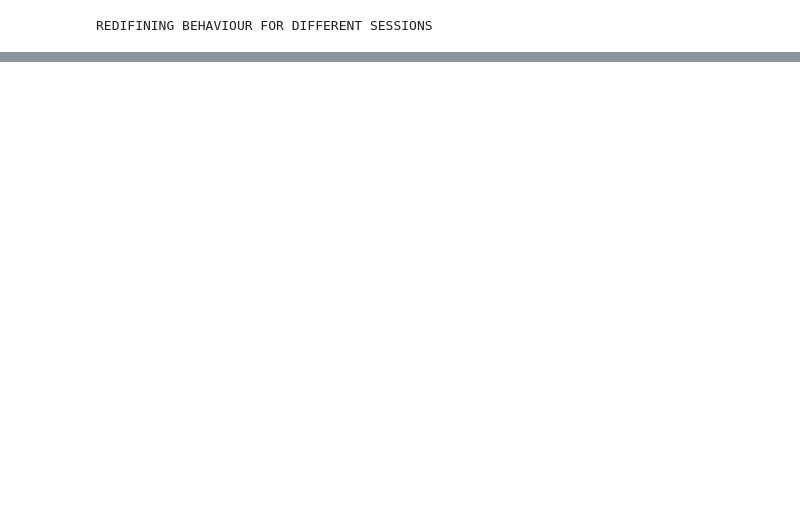
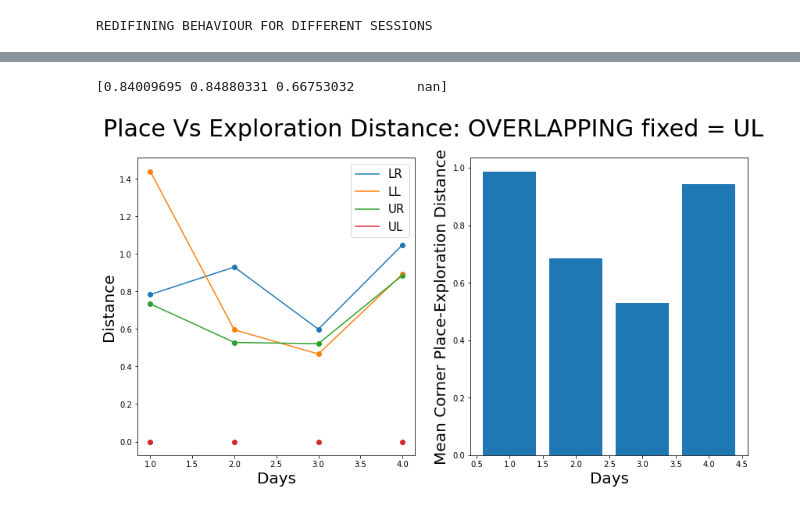
Before and after one commit to melisamc89/neural_analysys, a Jupyter notebook: src/decode_position_vs_object_space.ipynb, the cells around one changed output, grey strips where cells are left out. Saved outputs shown, nothing was run; the diff lists cells and outputs as text; code cells hidden in the pictures; blank space fills up the shorter version.

```diff
--- a/src/decode_position_vs_object_space.ipynb
+++ b/src/decode_position_vs_object_space.ipynb
@@ -327,0 +329,19 @@ plt.scatter(exploration,corners_list[day])
+# %%
+pca = PCA()
+activity_list_pca = []
+variance_list = []
+variance_ratio_list = []
+
+cca_components = min(13,activity_list[day].shape[0])
+cca = CCA(n_components=cca_components)
+activity_list_cca = []
+
+for day in range(len(behaviour_list)):
+    ### run pca on the entire dataset
+    pca.fit(activity_list[day].T)
+    transformed_activity = pca.fit(activity_list[day].T).transform(activity_list[day].T)
+    activity_list_pca.append(transformed_activity.T)
+    variance_list.append(pca.explained_variance_/(1+np.sqrt(activity_list[day].shape[0]/activity_list[day].shape[1]))**2)
+    normalized_variance = pca.explained_variance_/(1+np.sqrt(activity_list[day].shape[0]/activity_list[day].shape[1]))**2
+    variance_ratio_list.append(np.cumsum(normalized_variance/sum(normalized_variance)))
+    activity_list_cca.append(cca.fit(activity_list[day].T, parameters_list[day].T).transform(activity_list[day].T))
@@ -327,0 +427,36 @@ plt.scatter(exploration,corners_list[day])
+# %%
+mean_distance = np.nanmean(distance,axis = 1)
+
+print(mean_distance)
+# %% [output]
+[0.84009695 0.84880331 0.66753032        nan]
+# %%
+figure, axes = plt.subplots(1,2)
+
+mean_distance = np.nanmean(distance,axis = 0)
+
+for i in range(4):
+    axes[0].plot(np.arange(1,5),distance[i,:])
+
+distance[np.isnan(distance)] = 0
+for i in range(4):
+    axes[0].scatter(np.arange(1,5),distance[i,:])
+
+
+axes[0].set_ylabel('Distance', fontsize = 20)
+axes[0].set_xlabel('Days', fontsize = 20)
+axes[0].legend(objects, fontsize = 15)
+#axes[0].set_ylim([0.005,0.1])
+
+axes[1].bar(np.arange(1,5),mean_distance)
+axes[1].set_xlabel('Days', fontsize = 20)
+axes[1].set_ylabel('Mean Corner Place-Exploration Distance', fontsize = 20)
+
+figure.set_size_inches([14,7])
+
+figure.suptitle('Place Vs Exploration Distance: '+ task + ' fixed = ' + fixed  , fontsize = 30)
+
+figure_name = figure_path +'place_vs_exploration_distance_'+f'{mouse}'+'_session_'+f'{session}' +'.png'
+figure.savefig(figure_name)
+# %% [output]
+[figure, added]
```
Also changed, not shown: parts of 11 cells of this notebook, 4 other files.
